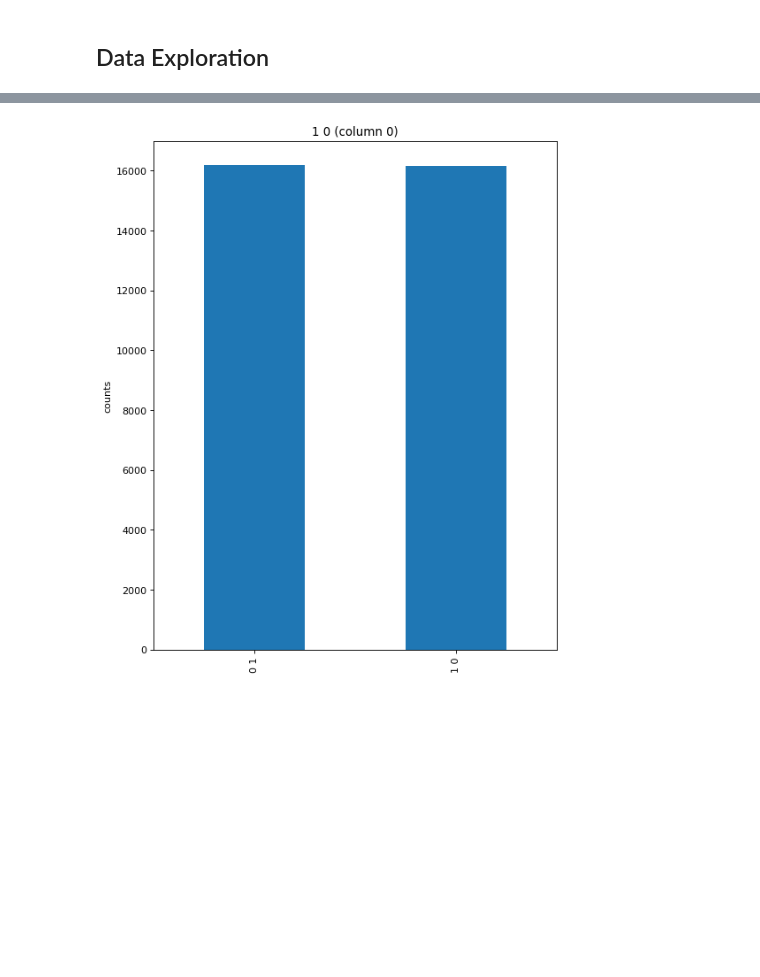
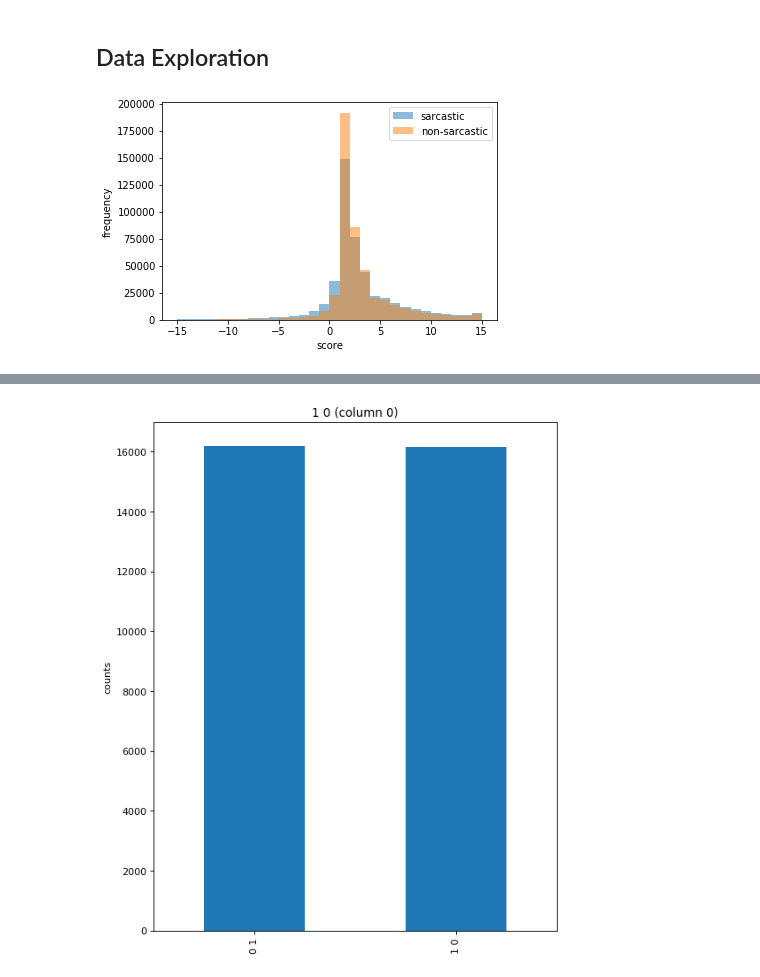
Before and after one commit to federicopessina/RedditSarcasm, a Jupyter notebook: main_notebook.ipynb, the cells around one changed output, grey strips where cells are left out. Saved outputs shown, nothing was run; the diff lists cells and outputs as text; code cells hidden in the pictures; blank space fills up the shorter version.

Commit message:
data cleaning and first exploration

```diff
--- a/main_notebook.ipynb
+++ b/main_notebook.ipynb
@@ -233,3 +212,18 @@ negative_ups
 209162
 # %% [markdown]
 ## Data Exploration
+# %%
+import matplotlib.pyplot as plt
+
+scores_sarc = df_data["score"][df_data["label"] == 1]
+scores_non = df_data["score"][df_data["label"] == 0]
+bins = list(range(-15, 16))
+plt.hist(scores_sarc, bins=bins, alpha=0.5, label="sarcastic")
+plt.hist(scores_non, bins=bins, alpha=0.5, label="non-sarcastic")
+plt.xlabel("score")
+plt.ylabel("frequency")
+plt.legend(loc="upper right")
+plt.savefig('sarcasm_distribution_by_score.png', bbox_inches = 'tight', pad_inches = 0.15) # savefig() before show()
+plt.show()
+# %% [output]
+[figure, added]
```
Also changed, not shown: parts of 7 cells of this notebook, 3 other files.
